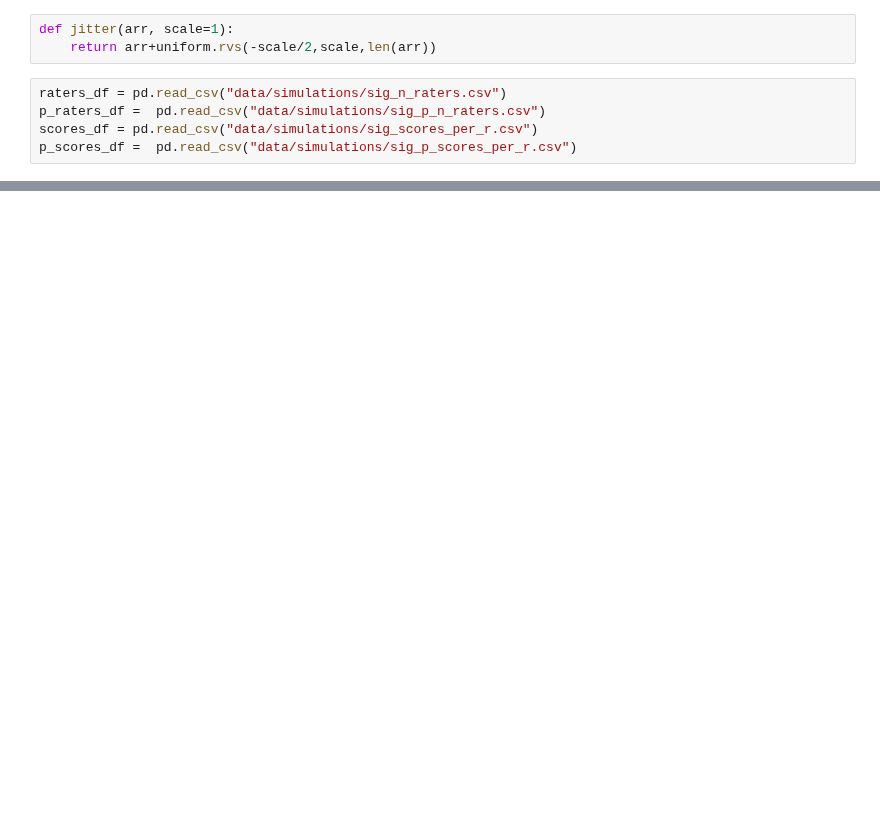
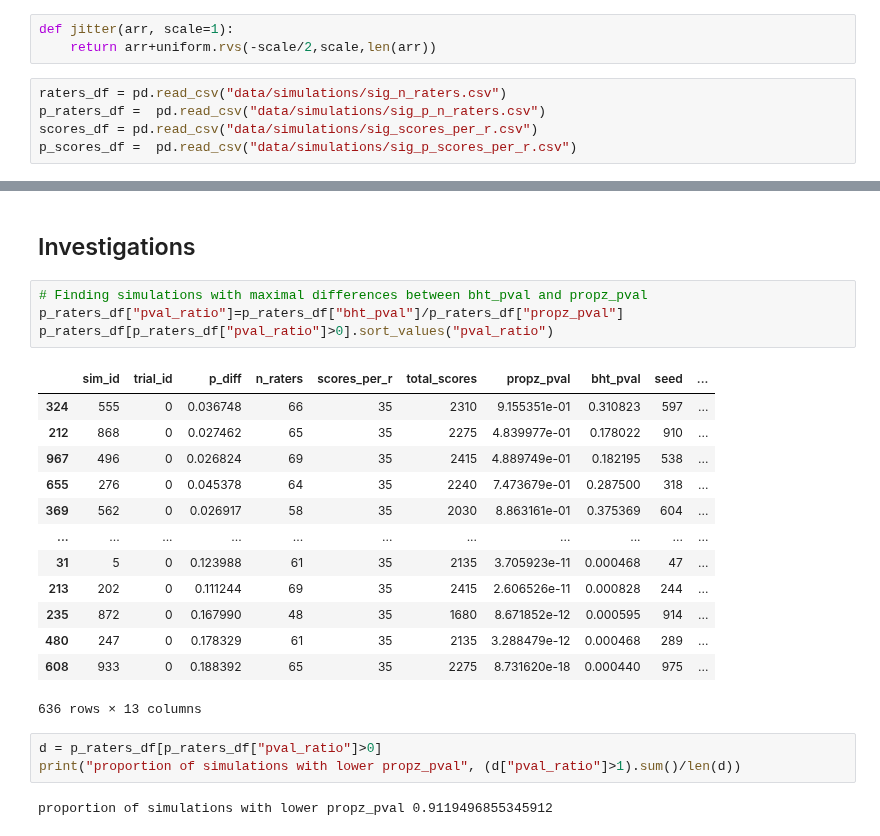
Before and after one commit to imrogerjiang/bayesian-inference-topic-measures, a Jupyter notebook: Analysing Results 2.ipynb, the cells around one changed output, grey strips where cells are left out. Cells and saved outputs as stored; diff of their text form; blank space fills up the shorter version.

```diff
--- a/Analysing Results 2.ipynb
+++ b/Analysing Results 2.ipynb
@@ -220,0 +227,25 @@ plt.show()
+# %% [markdown]
+## Investigations
+# %%
+# Finding simulations with maximal differences between bht_pval and propz_pval
+p_raters_df["pval_ratio"]=p_raters_df["bht_pval"]/p_raters_df["propz_pval"]
+p_raters_df[p_raters_df["pval_ratio"]>0].sort_values("pval_ratio")
+# %% [output]
+|  | sim_id | trial_id | p_diff | n_raters | scores_per_r | total_scores | propz_pval | bht_pval | seed | ... |
+| 324 | 555 | 0 | 0.036748 | 66 | 35 | 2310 | 9.155351e-01 | 0.310823 | 597 | ... |
+| 212 | 868 | 0 | 0.027462 | 65 | 35 | 2275 | 4.839977e-01 | 0.178022 | 910 | ... |
+| 967 | 496 | 0 | 0.026824 | 69 | 35 | 2415 | 4.889749e-01 | 0.182195 | 538 | ... |
+| 655 | 276 | 0 | 0.045378 | 64 | 35 | 2240 | 7.473679e-01 | 0.287500 | 318 | ... |
+| 369 | 562 | 0 | 0.026917 | 58 | 35 | 2030 | 8.863161e-01 | 0.375369 | 604 | ... |
+| ... | ... | ... | ... | ... | ... | ... | ... | ... | ... | ... |
+| 31 | 5 | 0 | 0.123988 | 61 | 35 | 2135 | 3.705923e-11 | 0.000468 | 47 | ... |
+| 213 | 202 | 0 | 0.111244 | 69 | 35 | 2415 | 2.606526e-11 | 0.000828 | 244 | ... |
+| 235 | 872 | 0 | 0.167990 | 48 | 35 | 1680 | 8.671852e-12 | 0.000595 | 914 | ... |
+| 480 | 247 | 0 | 0.178329 | 61 | 35 | 2135 | 3.288479e-12 | 0.000468 | 289 | ... |
+| 608 | 933 | 0 | 0.188392 | 65 | 35 | 2275 | 8.731620e-18 | 0.000440 | 975 | ... |
+636 rows × 13 columns
+# %%
+d = p_raters_df[p_raters_df["pval_ratio"]>0]
+print("proportion of simulations with lower propz_pval", (d["pval_ratio"]>1).sum()/len(d))
+# %% [output]
+proportion of simulations with lower propz_pval 0.9119496855345912
```
Also changed, not shown: parts of 8 cells of this notebook.
